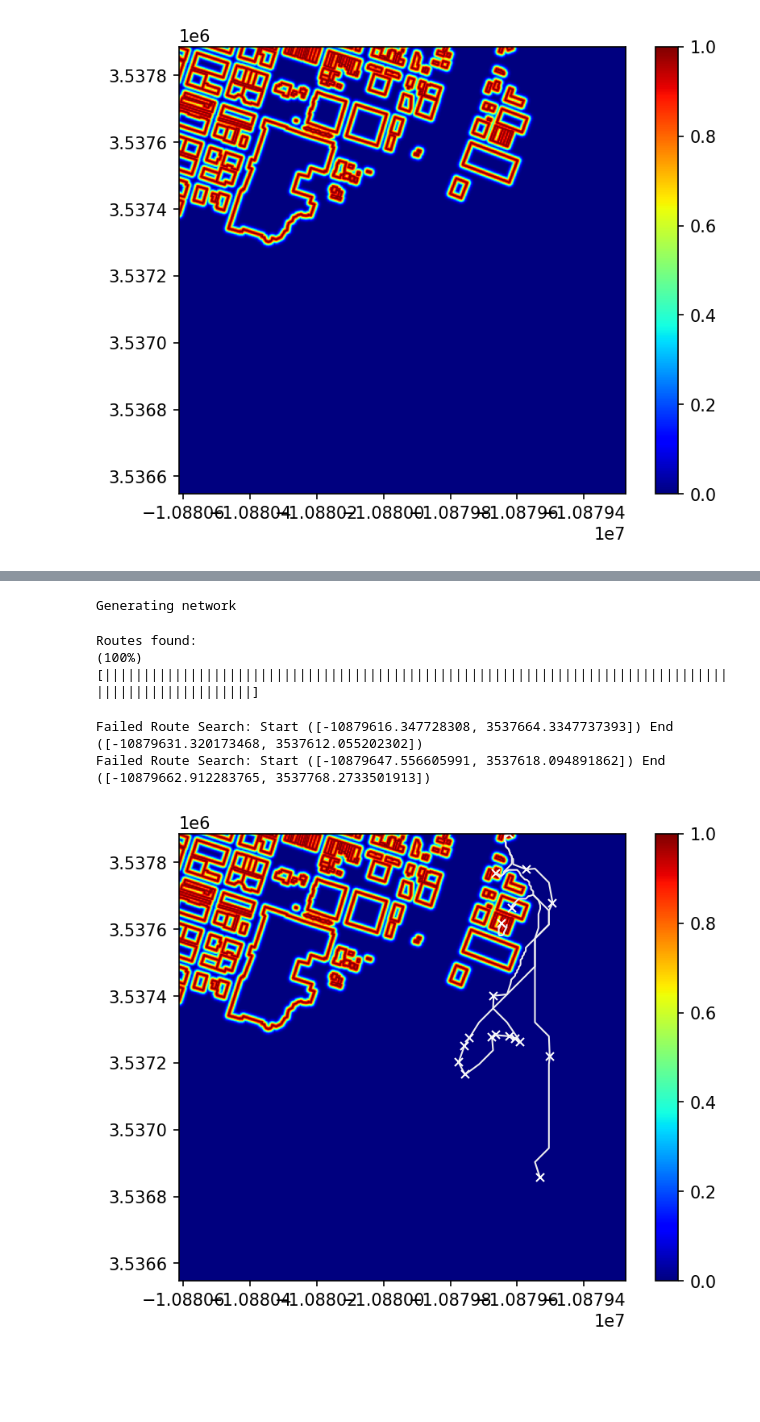
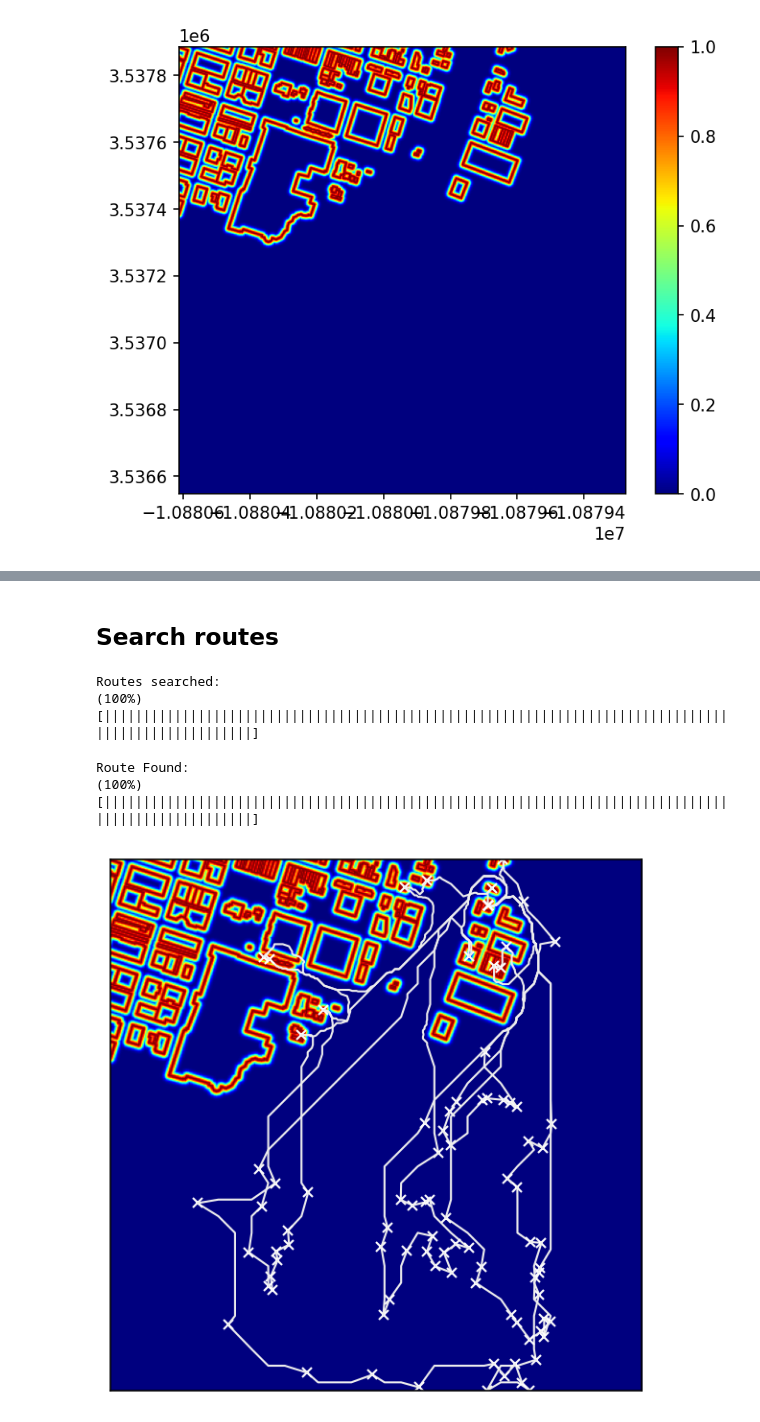
Before and after one commit to wzjoriv/Larp, a Jupyter notebook: docs/demos/Routes for Austin TX/presentation.ipynb, the cells around one changed output, grey strips where cells are left out. Saved outputs shown, nothing was run; the diff lists cells and outputs as text; code cells hidden in the pictures; blank space fills up the shorter version.

```diff
--- a/docs/demos/Routes for Austin TX/presentation.ipynb
+++ b/docs/demos/Routes for Austin TX/presentation.ipynb
@@ -63,10 +69,10 @@ progress_bar(float(sum(mask))/len(mask), end=True)
 Objects remaining:
 ( 29%)[|||||||||||||||||||||||||||||                                                                       ]
 # %%
-display = field.to_image(resolution=400, margin=0)
-
+margin = 0.0
+display = field.to_image(resolution=400, margin=margin)
 plt.figure(dpi=150)
-plt.imshow(display, cmap='jet', extent=field.get_extent())
+plt.imshow(display, cmap='jet', extent=field.get_extent(margin))
 plt.colorbar()
 plt.clim(0.0,1.0)
 plt.show()
@@ -75,8 +83,5 @@ plt.show()
 # %%
-# Decompose field and build routing network
-## Lower minimum_length_limit for finer and smoother control near obstacles (distance in meters)
 quadtree = larp.quad.QuadTree(field, minimum_length_limit=2, maximum_length_limit=50, edge_bounds=edges, build_tree=True)
-print("Generating network")
 network = larp.network.RoutingNetwork(quadtree, build_network=True)
+# To add and remove rgjs (units) and updating quadtree and networks using hot reloading
+loader = larp.hl.HotLoader(field, quadtree, network)
-# %% [output]
-Generating network
@@ -86,21 +88,26 @@ loader = larp.hl.HotLoader(field, quadtree, network)
+# %% [markdown]
+## Search routes
 # %%
-k = 1.1 # sensitivity to potential from buildings (lower = less sensitive)
+k = 1.1 # sensitivity to potential from buildings (lower = less senstative)
 
 routes_quad = []
-print("Routes found:")
+print("Routes searched:")
 progress_bar(0.0)
 
 n = len(starts) # number of routes to search from origin (starts) and destinations (ends) pairs
+
 for i in range(n):
     locations_rgj = list(field.find_bbox(starts[i])) + list(field.find_bbox(ends[i]))
 
-    if len(locations_rgj): dropped_field = loader.removeRGJ(locations_rgj, pop_field=True)
-    routes_quad.append(network.find_route(starts[i], ends[i], penalty_transform=lambda x: 1/(k*(1.0 - x + 1e-10)), alg='A*'))
+    if len(locations_rgj): dropped_field:larp.PotentialField = loader.removeRGJ(locations_rgj, pop_field=True)
+
+    routes_quad.append(network.find_route(starts[i], ends[i], penalty_transform=lambda x: 1000*x+1, alg='A*'))
+
     if len(locations_rgj): loader.addField(dropped_field)
 
     progress_bar((i+1.0)/n)
 # %% [output]
-Routes found:
+Routes searched:
 (100%)[||||||||||||||||||||||||||||||||||||||||||||||||||||||||||||||||||||||||||||||||||||||||||||||||||||]
 # %%
 routes_xy = []
@@ -111,21 +118,25 @@ for start, end, route in zip(starts, ends, routes_quad):
     else:
         route_xy = network.route_to_lines_collection(start, end, route, remapped=True)
         routes_xy.append(route_xy)
+
+print("Route Found:")
+progress_bar(sum([val is not None for val in routes_xy])/float(len(routes_xy)), end=True)
 # %% [output]
-Failed Route Search: Start ([-10879616.347728308, 3537664.3347737393]) End ([-10879631.320173468, 3537612.055202302])
-Failed Route Search: Start ([-10879647.556605991, 3537618.094891862]) End ([-10879662.912283765, 3537768.2733501913])
+Route Found:
+(100%)[||||||||||||||||||||||||||||||||||||||||||||||||||||||||||||||||||||||||||||||||||||||||||||||||||||]
 # %%
 plt.figure(dpi=150)
-plt.imshow(display, cmap='jet', extent=field.get_extent())
+plt.imshow(display, cmap='jet', extent=field.get_extent(margin))
+plt.tick_params(left = False, right = False , labelleft = False , labelbottom = False, bottom = False)
 
 for i in range(n):
     if routes_xy[i] is None:
         continue
     route_path = np.array(routes_xy[i])
     plt.plot(route_path[:, 0], route_path[:, 1], color="#eee", alpha=1.0, linewidth=1.0)
     plt.plot(route_path[-1, 0], route_path[-1, 1], 'wx', markersize=5.0)
-plt.colorbar()
+# plt.colorbar()
 plt.clim(0.0,1.0)
 plt.show()
 # %% [output]
-[figure, old version]
+[figure, new version]
```
Also changed, not shown: parts of 10 cells of this notebook.
